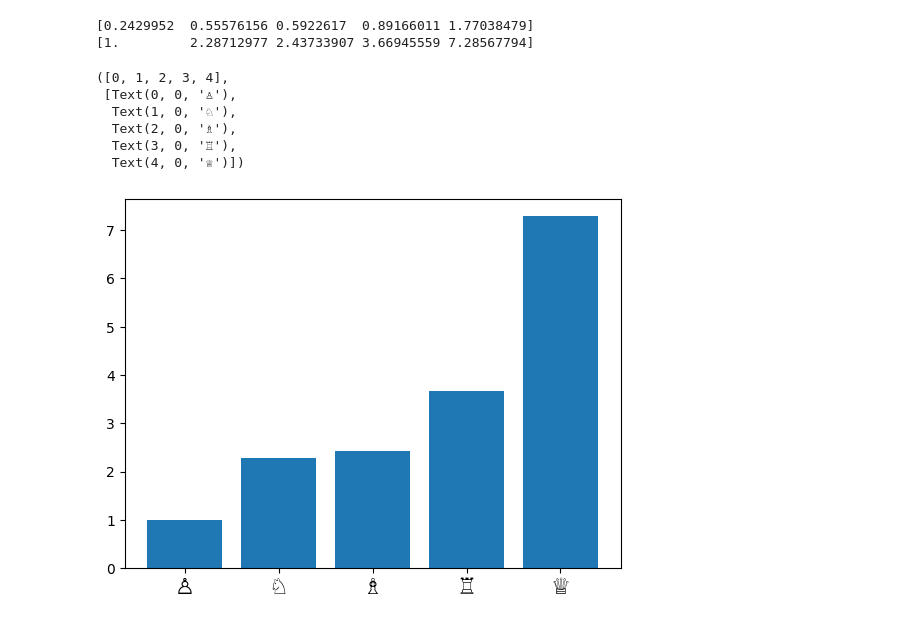
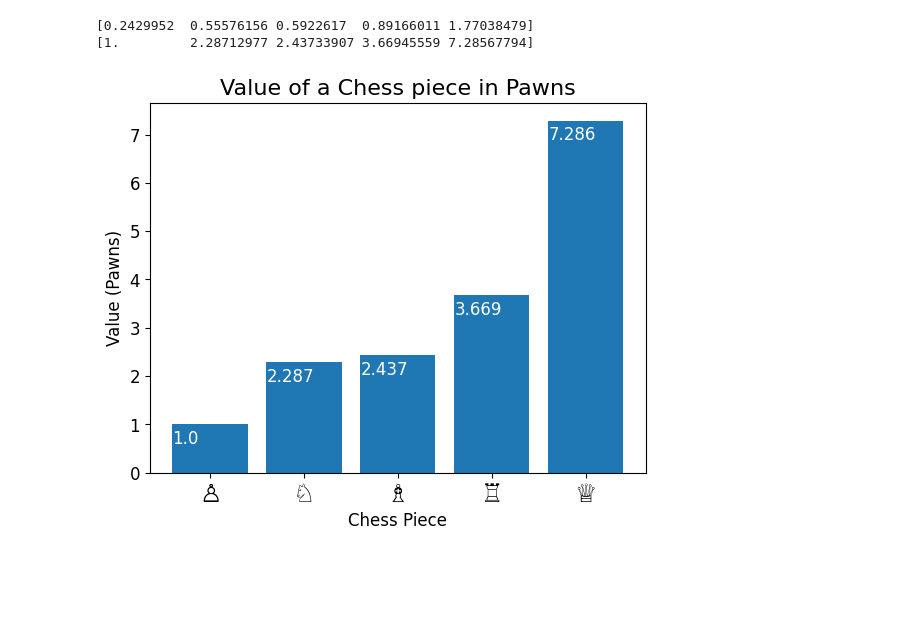
Before and after one commit to Torbet/Chess-DS, a Jupyter notebook: Piece Values.ipynb, the cells around one changed output. Drawn from its saved outputs; the diff is of its cells as text; code cells hidden in the pictures; blank space fills up the shorter version.

Commit message:
Neat Piece Values

```diff
--- a/Piece Values.ipynb
+++ b/Piece Values.ipynb
@@ -92,13 +92,14 @@ print(values)
 [1.         2.28712977 2.43733907 3.66945559 7.28567794]
 # %%
 fix, ax = plt.subplots()
-ax.bar(symbols, values)
-plt.xticks(fontsize=16)
+bars = ax.bar(symbols, values)
+plt.xticks(fontsize=18)
+plt.yticks(fontsize=12)
+plt.title("Value of a Chess piece in Pawns", fontsize=16)
+plt.xlabel("Chess Piece", fontsize=12)
+plt.ylabel("Value (Pawns)", fontsize=12)
+for bar in bars:
+    yval = round(bar.get_height(), 3)
+    plt.text(bar.get_x(), yval-0.4, yval, ha='left', color='white', fontsize=12)
 # %% [output]
-([0, 1, 2, 3, 4],
- [Text(0, 0, '♙'),
-  Text(1, 0, '♘'),
-  Text(2, 0, '♗'),
-  Text(3, 0, '♖'),
-  Text(4, 0, '♕')])
-[figure, old version]
+[figure, new version]
```
Also changed, not shown: 1 other file.
